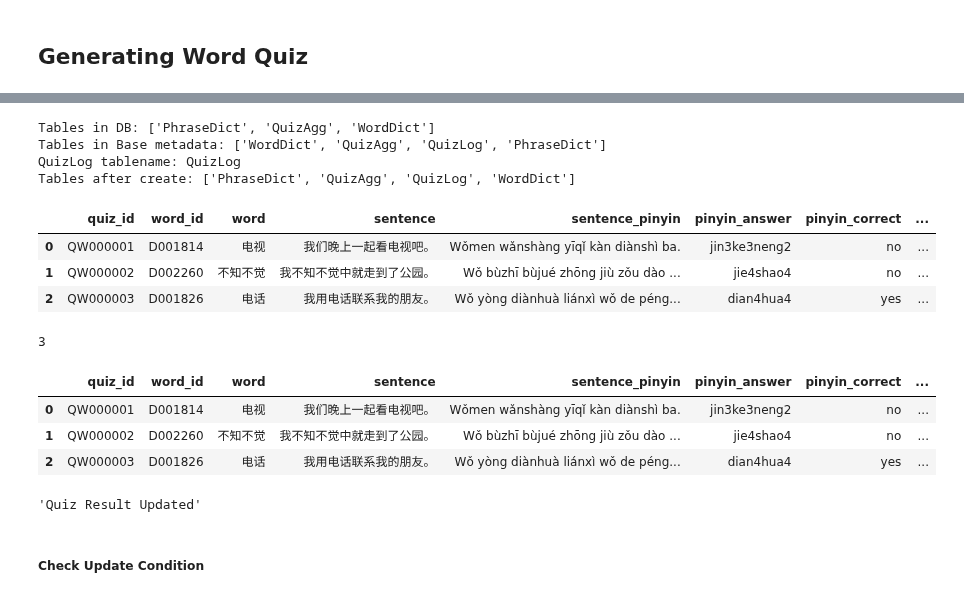
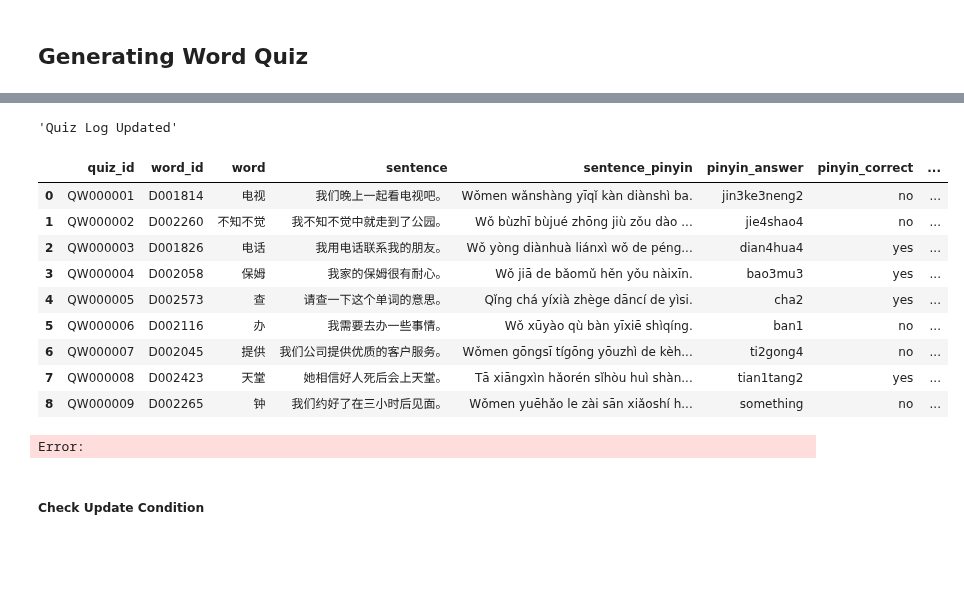
Before and after one commit to tuawong/GPT4LanguageLearning, a Jupyter notebook: GPT_ChineseQuiz.ipynb, the cells around one changed output, grey strips where cells are left out. Drawn from its saved outputs; the diff is of its cells as text; code cells hidden in the pictures; blank space fills up the shorter version.

Commit message:
Updated Dictionary and Word Quiz Page to Use DB

```diff
--- a/GPT_ChineseQuiz.ipynb
+++ b/GPT_ChineseQuiz.ipynb
@@ -218,56 +189,24 @@ quiz_result = quiz_generator.evaluate_pinyin_and_meaning_quiz(
     pinyin_answer = quiz_df_display['Pinyin'],
     meaning_answer = quiz_df_display['Meaning']
 )
-# %%
-from sqlalchemy import text, inspect
-from models import Base, QuizLog
-from database import engine
-
-with engine.begin() as conn:
-    conn.execute(text("DROP TABLE IF EXISTS QuizLog"))
-
-insp = inspect(engine)
-print("Tables in DB:", insp.get_table_names())
-print("Tables in Base metadata:", list(Base.metadata.tables.keys()))
-print("QuizLog tablename:", QuizLog.__tablename__)
-
-# Force-create just this one, if needed:
-QuizLog.__table__.create(engine, checkfirst=True)
-
-print("Tables after create:", inspect(engine).get_table_names())
-# %% [output]
-Tables in DB: ['PhraseDict', 'QuizAgg', 'WordDict']
-Tables in Base metadata: ['WordDict', 'QuizAgg', 'QuizLog', 'PhraseDict']
-QuizLog tablename: QuizLog
-Tables after create: ['PhraseDict', 'QuizAgg', 'QuizLog', 'WordDict']
-# %%
-quiz_result_export = quiz_result.copy()
-quiz_result_export['quiz_id'] = [f'QW00000{num}' for num in quiz_result_export.index + 1]
-quiz_result_export = quiz_result_export[pd.read_sql_table('QuizLog', engine).columns].reset_index(drop=True)
-quiz_result_export
-# %% [output]
-|  | quiz_id | word_id | word | sentence | sentence_pinyin | pinyin_answer | pinyin_correct | ... |
-| 0 | QW000001 | D001814 | 电视 | 我们晚上一起看电视吧。 | Wǒmen wǎnshàng yīqǐ kàn diànshì ba. | jin3ke3neng2 | no | ... |
-| 1 | QW000002 | D002260 | 不知不觉 | 我不知不觉中就走到了公园。 | Wǒ bùzhī bùjué zhōng jiù zǒu dào ... | jie4shao4 | no | ... |
-| 2 | QW000003 | D001826 | 电话 | 我用电话联系我的朋友。 | Wǒ yòng diànhuà liánxì wǒ de péng... | dian4hua4 | yes | ... |
-# %%
-quiz_result_export.to_sql("QuizLog", engine, if_exists='append', index=False)
-# %% [output]
-3
+# %%
+quiz_generator.output_quiz_log()
+# %% [output]
+'Quiz Log Updated'
 # %%
-pd.read_sql_table('QuizLog', engine)
+pd.read_sql("SELECT * FROM QuizLog", engine)
 # %% [output]
 |  | quiz_id | word_id | word | sentence | sentence_pinyin | pinyin_answer | pinyin_correct | ... |
 | 0 | QW000001 | D001814 | 电视 | 我们晚上一起看电视吧。 | Wǒmen wǎnshàng yīqǐ kàn diànshì ba. | jin3ke3neng2 | no | ... |
 | 1 | QW000002 | D002260 | 不知不觉 | 我不知不觉中就走到了公园。 | Wǒ bùzhī bùjué zhōng jiù zǒu dào ... | jie4shao4 | no | ... |
 | 2 | QW000003 | D001826 | 电话 | 我用电话联系我的朋友。 | Wǒ yòng diànhuà liánxì wǒ de péng... | dian4hua4 | yes | ... |
+| 3 | QW000004 | D002058 | 保姆 | 我家的保姆很有耐心。 | Wǒ jiā de bǎomǔ hěn yǒu nàixīn. | bao3mu3 | yes | ... |
+| 4 | QW000005 | D002573 | 查 | 请查一下这个单词的意思。 | Qǐng chá yíxià zhège dāncí de yìsi. | cha2 | yes | ... |
+| 5 | QW000006 | D002116 | 办 | 我需要去办一些事情。 | Wǒ xūyào qù bàn yīxiē shìqíng. | ban1 | no | ... |
+| 6 | QW000007 | D002045 | 提供 | 我们公司提供优质的客户服务。 | Wǒmen gōngsī tígōng yōuzhì de kèh... | ti2gong4 | no | ... |
+| 7 | QW000008 | D002423 | 天堂 | 她相信好人死后会上天堂。 | Tā xiāngxìn hǎorén sǐhòu huì shàn... | tian1tang2 | yes | ... |
+| 8 | QW000009 | D002265 | 钟 | 我们约好了在三小时后见面。 | Wǒmen yuēhǎo le zài sān xiǎoshí h... | something | no | ... |
+Error:
-# %%
-quiz_generator.update_quiz_score(
-    gsheet_name = gsheet_name,
-    wks_name = 'Tua_List'
-    )
-# %% [output]
-'Quiz Result Updated'
 # %% [markdown]
 ##### Check Update Condition
 # %%
```
Also changed, not shown: parts of 5 cells of this notebook, 8 other files.
